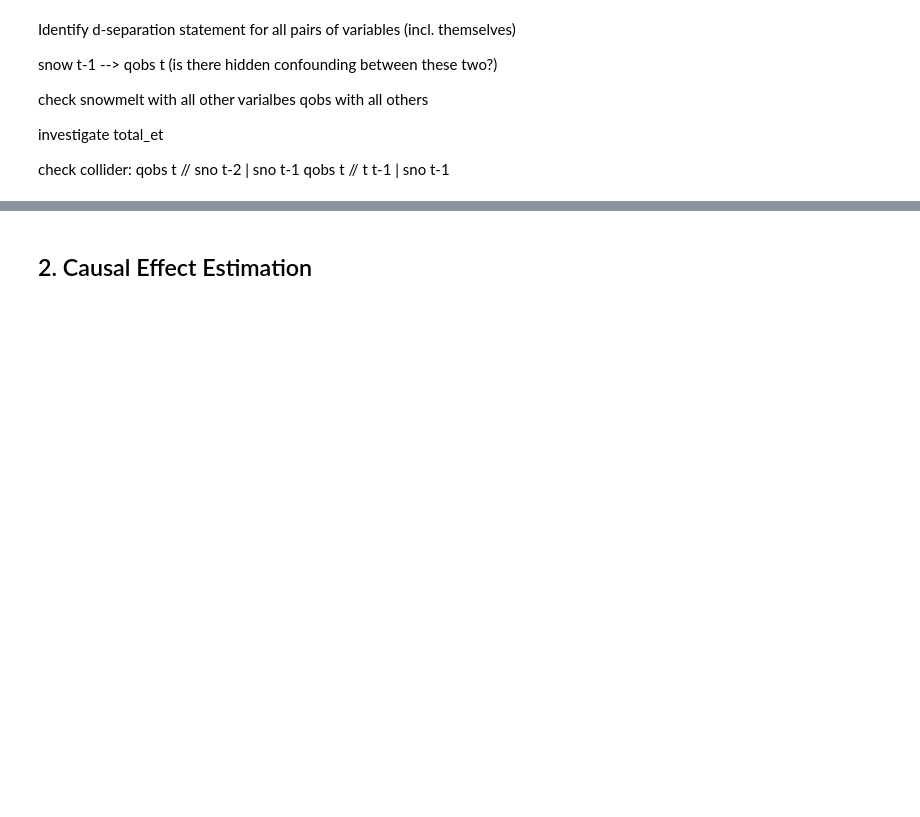
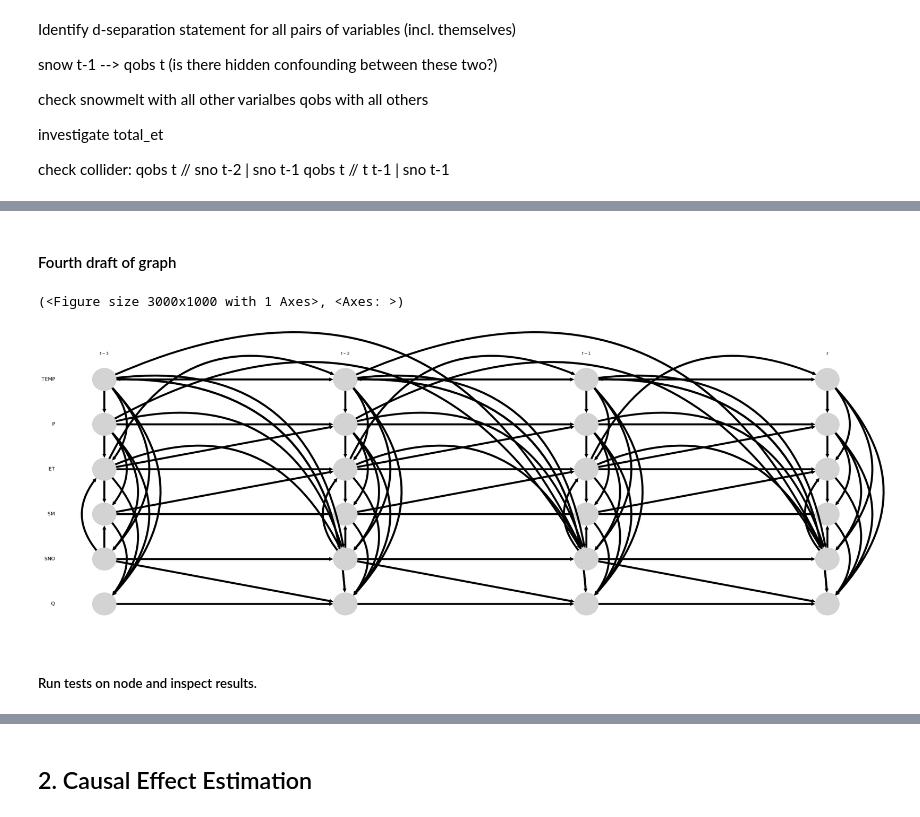
Before and after one commit to tripleUU-U/snow_causal_inference, a Jupyter notebook: code/basin_workflow.ipynb, the cells around one changed output, grey strips where cells are left out. Cells and saved outputs as stored; diff of their text form; code cells hidden in the pictures; blank space fills up the shorter version.

```diff
--- a/code/basin_workflow.ipynb
+++ b/code/basin_workflow.ipynb
@@ -389,0 +697,2 @@ plt.tight_layout()
+# %% [markdown]
+#### Fourth draft of graph
@@ -389,0 +766,5 @@ plt.tight_layout()
+# %%
+tp.plot_time_series_graph(graph=graph, var_names=vars_df.columns, curved_radius=0.5, figsize=(30, 10))
+# %% [output]
+(<Figure size 3000x1000 with 1 Axes>, <Axes: >)
+[figure, added]
@@ -389,0 +791,2 @@ plt.tight_layout()
+# %% [markdown]
+##### Run tests on node and inspect results.
```
Also changed, not shown: parts of 57 cells of this notebook, 15 other files.
